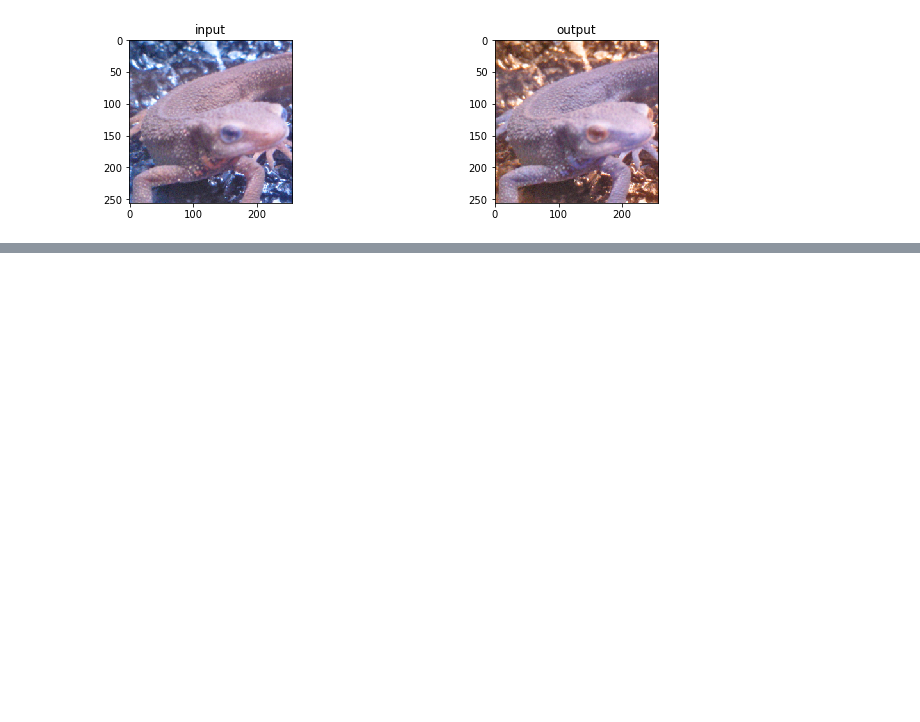
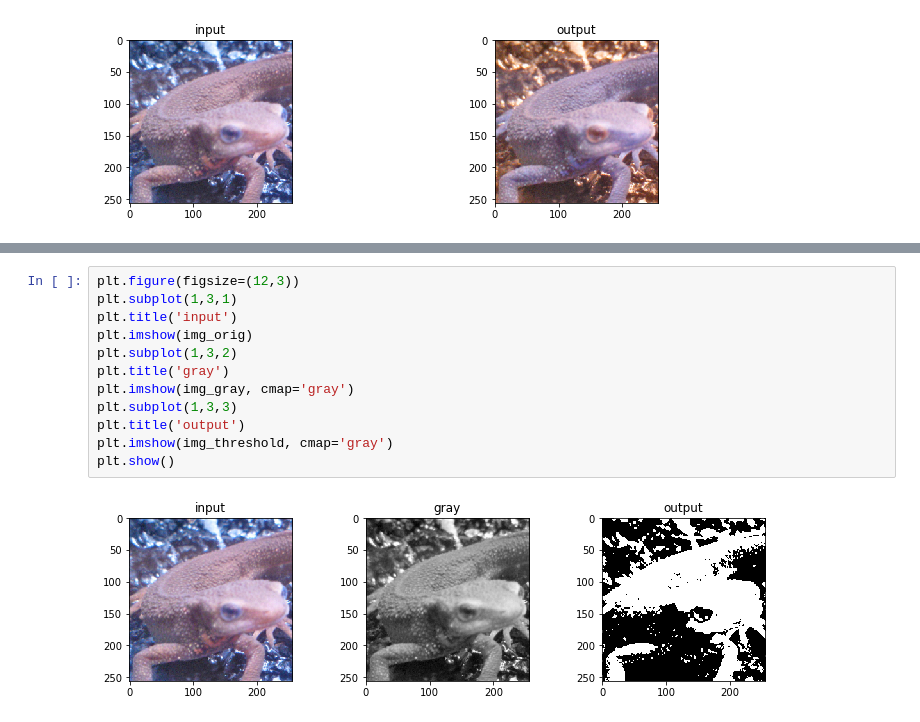
Before and after one commit to ika-si/100knock, a Jupyter notebook: Q1-10/Q1-10.ipynb, the cells around one changed output, grey strips where cells are left out. Drawn from its saved outputs; the diff is of its cells as text; blank space fills up the shorter version.

```diff
--- a/Q1-10/Q1-10.ipynb
+++ b/Q1-10/Q1-10.ipynb
@@ -67,0 +91,14 @@ plt.show()
+# %%
+plt.figure(figsize=(12,3))
+plt.subplot(1,3,1)
+plt.title('input')
+plt.imshow(img_orig)
+plt.subplot(1,3,2)
+plt.title('gray')
+plt.imshow(img_gray, cmap='gray')
+plt.subplot(1,3,3)
+plt.title('output')
+plt.imshow(img_threshold, cmap='gray')
+plt.show()
+# %% [output]
+[figure, added]
```
Also changed, not shown: parts of 14 cells of this notebook.
